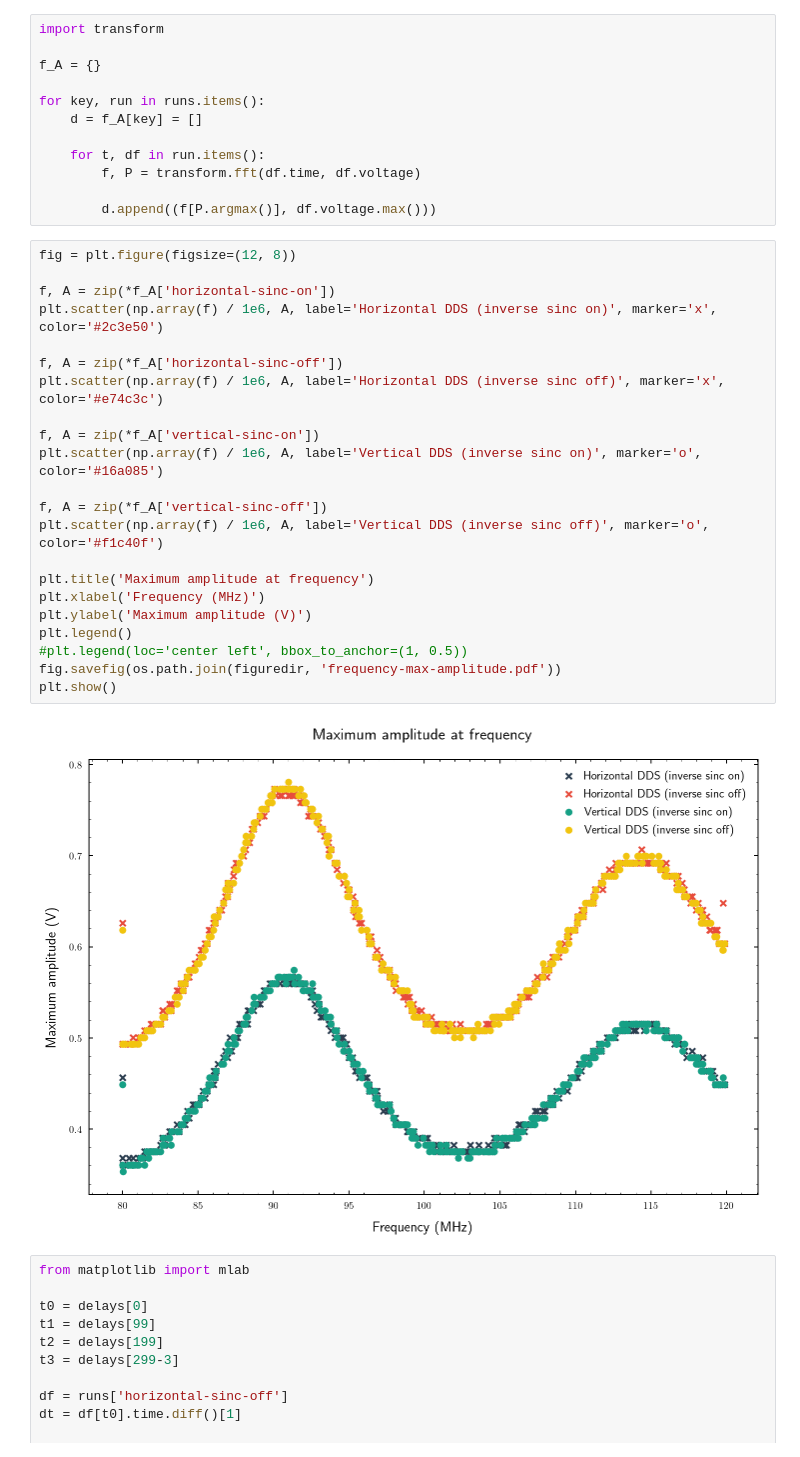
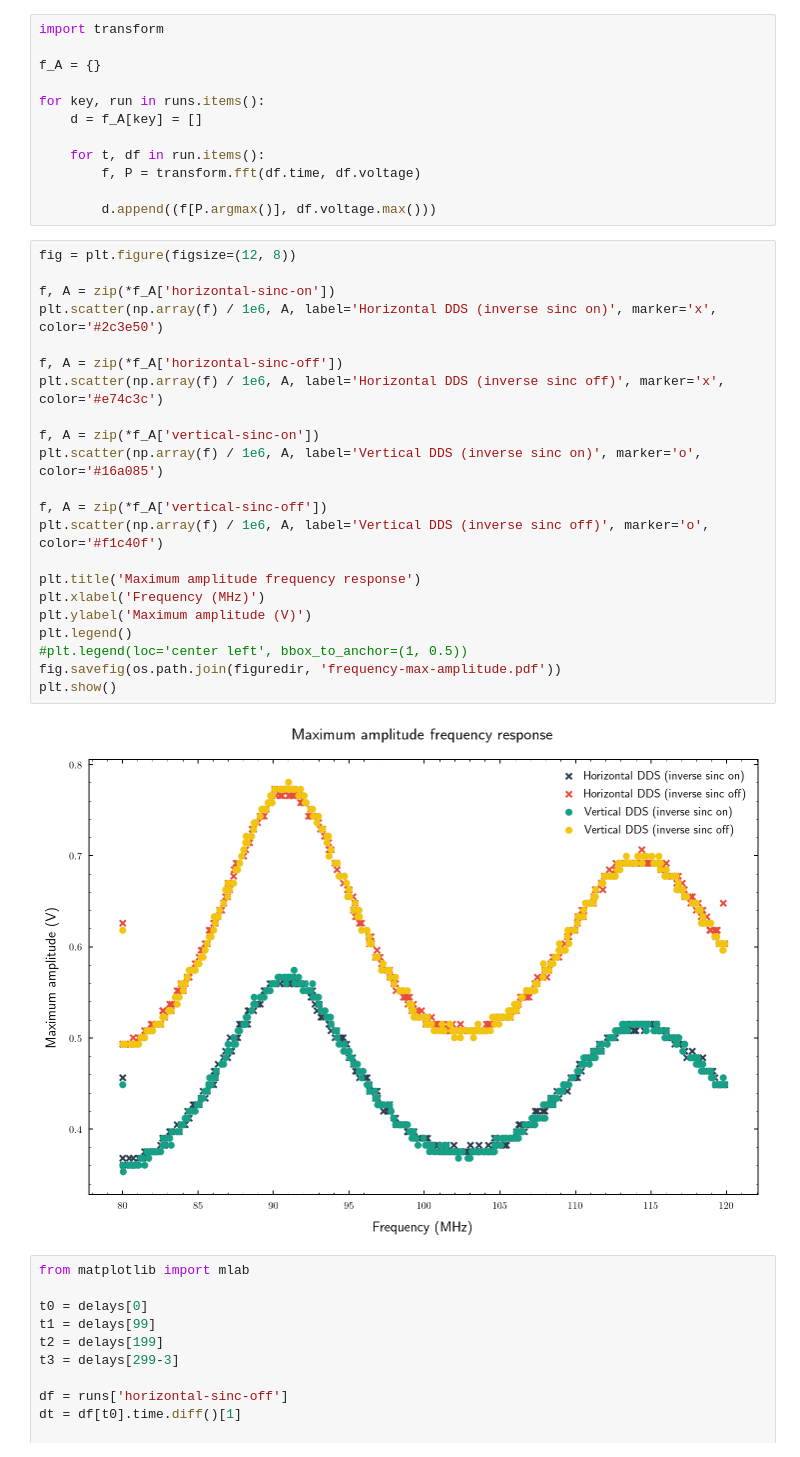
Before and after one commit to bodokaiser/bachelor-thesis, a Jupyter notebook: notebook/evaluation/signal-synthesis.ipynb, the cells around one changed output. Drawn from its saved outputs; the diff is of its cells as text.

```diff
--- a/notebook/evaluation/signal-synthesis.ipynb
+++ b/notebook/evaluation/signal-synthesis.ipynb
@@ -38,27 +38,27 @@ for key, run in runs.items():
 # %%
 fig = plt.figure(figsize=(12, 8))
 
 f, A = zip(*f_A['horizontal-sinc-on'])
 plt.scatter(np.array(f) / 1e6, A, label='Horizontal DDS (inverse sinc on)', marker='x', color='#2c3e50')
 
 f, A = zip(*f_A['horizontal-sinc-off'])
 plt.scatter(np.array(f) / 1e6, A, label='Horizontal DDS (inverse sinc off)', marker='x', color='#e74c3c')
 
 f, A = zip(*f_A['vertical-sinc-on'])
 plt.scatter(np.array(f) / 1e6, A, label='Vertical DDS (inverse sinc on)', marker='o', color='#16a085')
 
 f, A = zip(*f_A['vertical-sinc-off'])
 plt.scatter(np.array(f) / 1e6, A, label='Vertical DDS (inverse sinc off)', marker='o', color='#f1c40f')
 
-plt.title('Maximum amplitude at frequency')
+plt.title('Maximum amplitude frequency response')
 plt.xlabel('Frequency (MHz)')
 plt.ylabel('Maximum amplitude (V)')
 plt.legend()
 #plt.legend(loc='center left', bbox_to_anchor=(1, 0.5))
 fig.savefig(os.path.join(figuredir, 'frequency-max-amplitude.pdf'))
 plt.show()
 # %% [output]
-[figure, old version]
+[figure, new version]
 # %%
 from matplotlib import mlab
 
```
Also changed, not shown: 3 other files.
